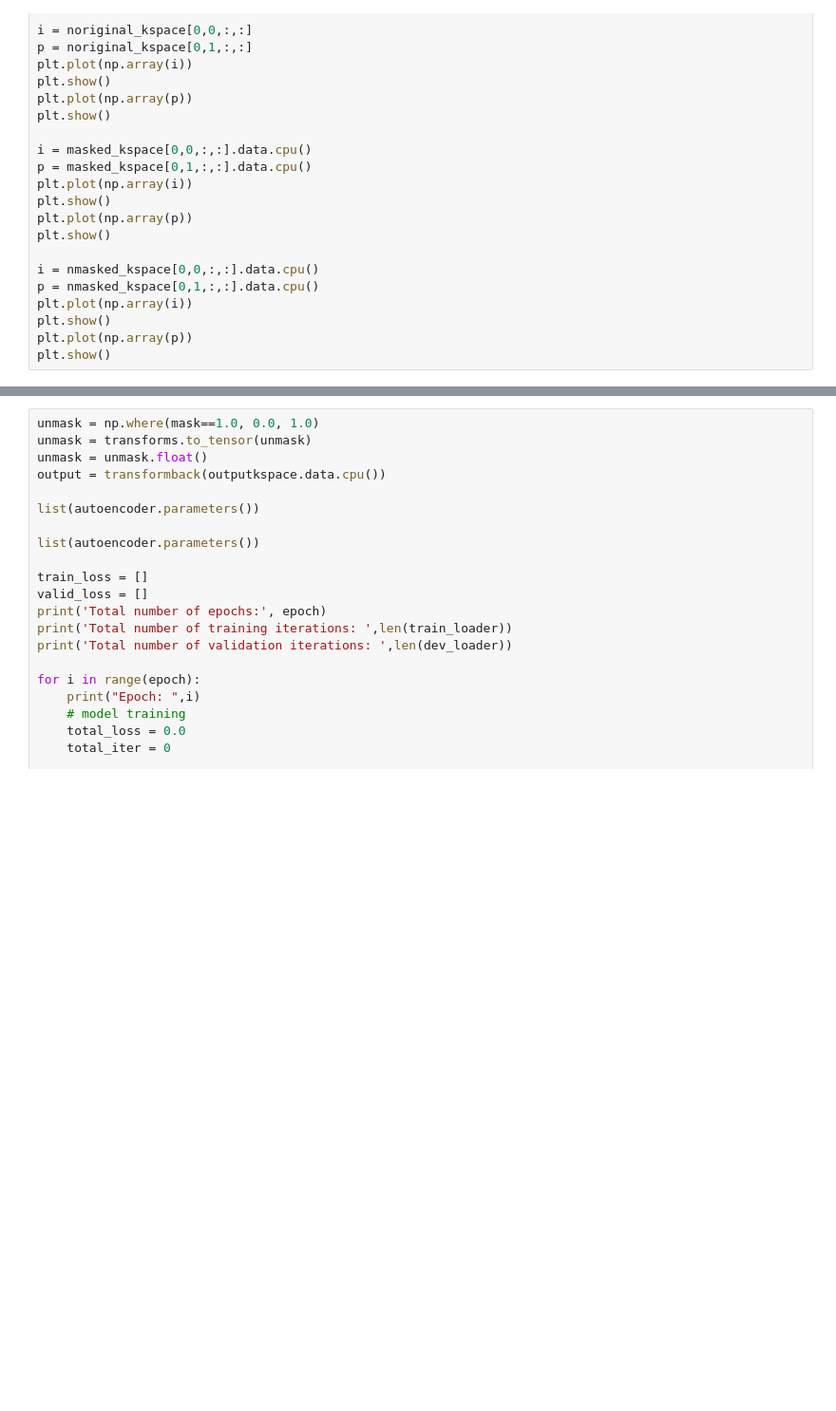
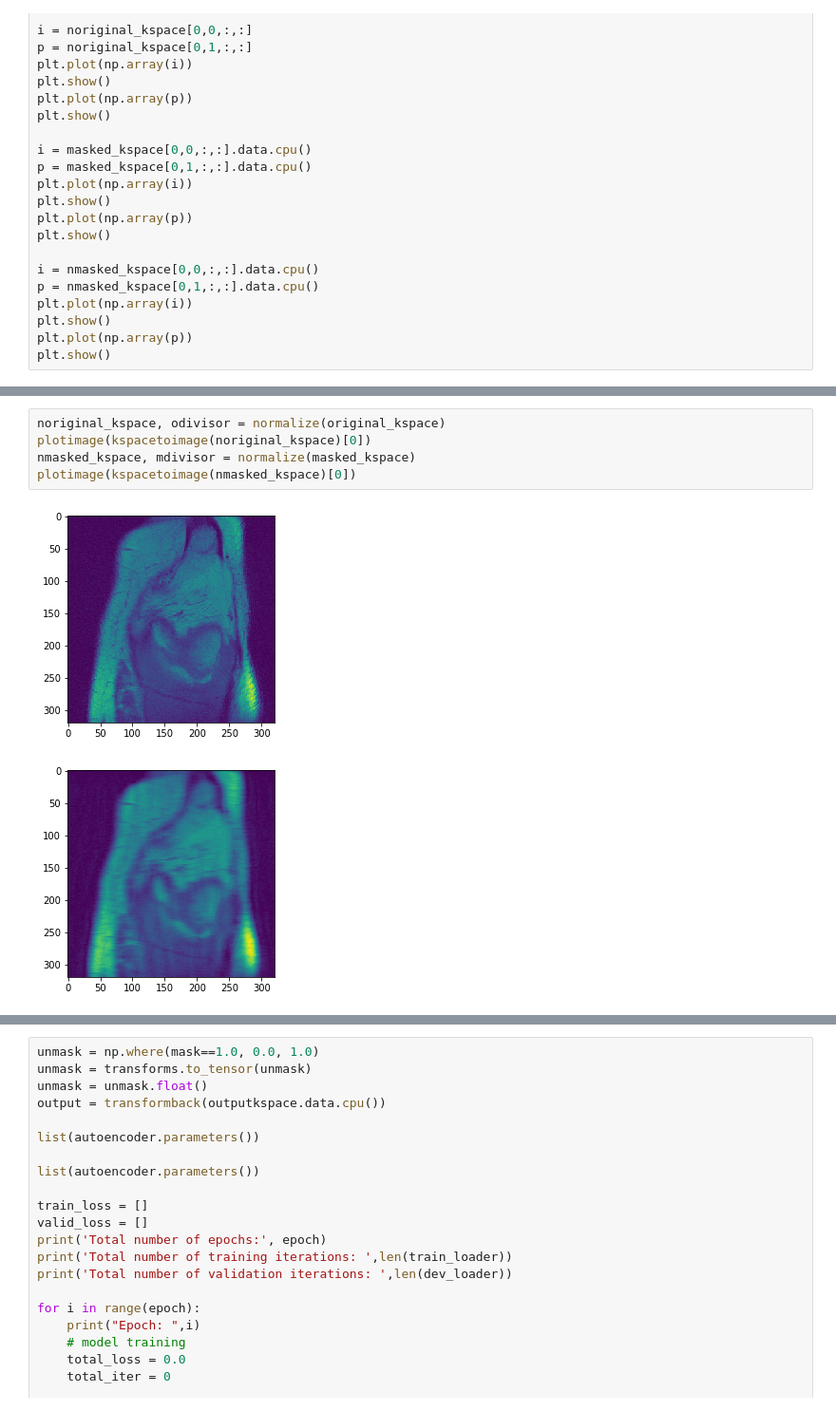
Before and after one commit to mathurp/MRI_reconstruction, a Jupyter notebook: DAE.ipynb, the cells around one changed output, grey strips where cells are left out. Shown at 95% size. Saved outputs shown, nothing was run; the diff lists cells and outputs as text; blank space fills up the shorter version.

```diff
--- a/DAE.ipynb
+++ b/DAE.ipynb
@@ -590,0 +591,8 @@ NameError: name 'plotshape' is not defined
+# %%
+noriginal_kspace, odivisor = normalize(original_kspace)
+plotimage(kspacetoimage(noriginal_kspace)[0])
+nmasked_kspace, mdivisor = normalize(masked_kspace)
+plotimage(kspacetoimage(nmasked_kspace)[0])
+# %% [output]
+[figure, added]
+[figure, added]
```
Also changed, not shown: parts of 9 cells of this notebook.
